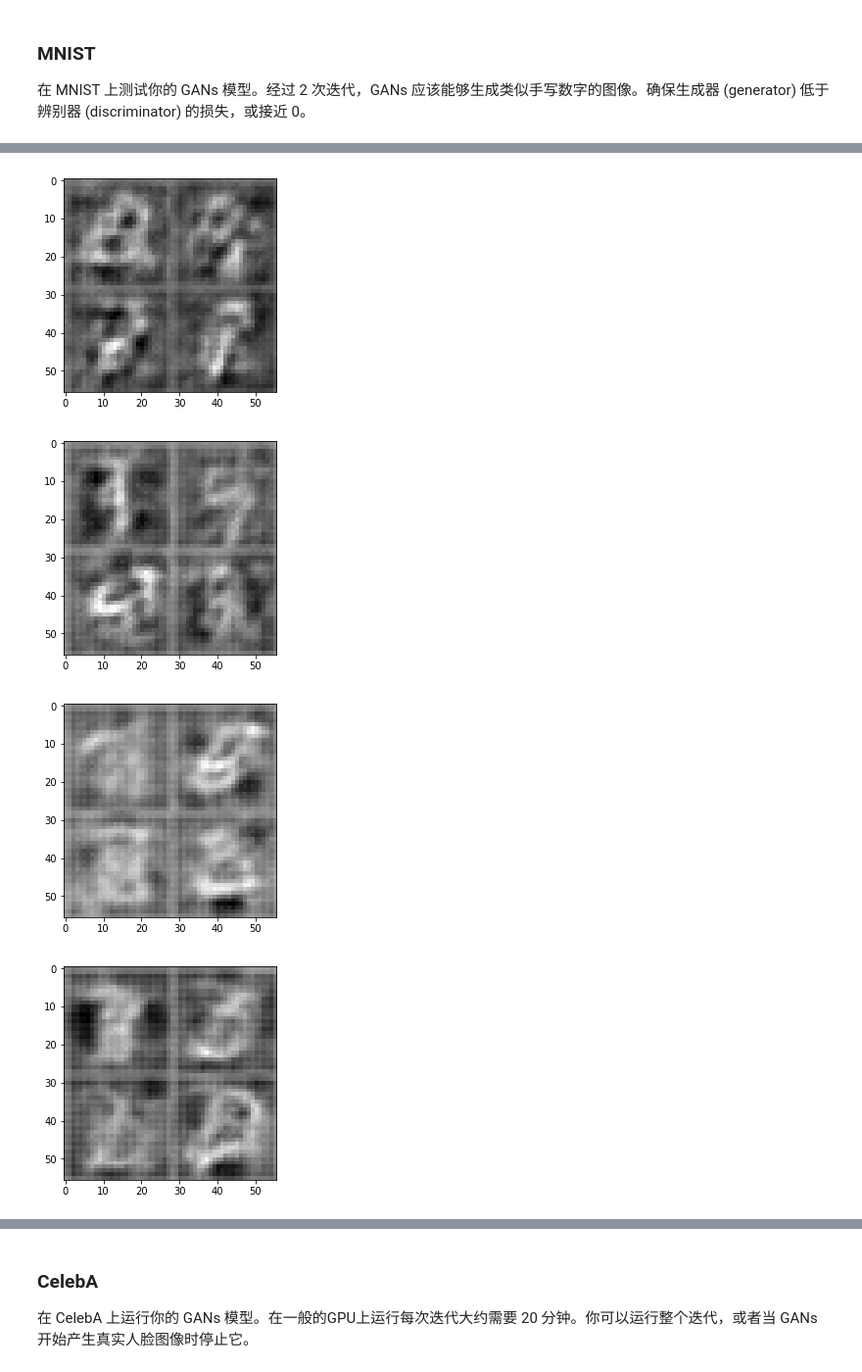
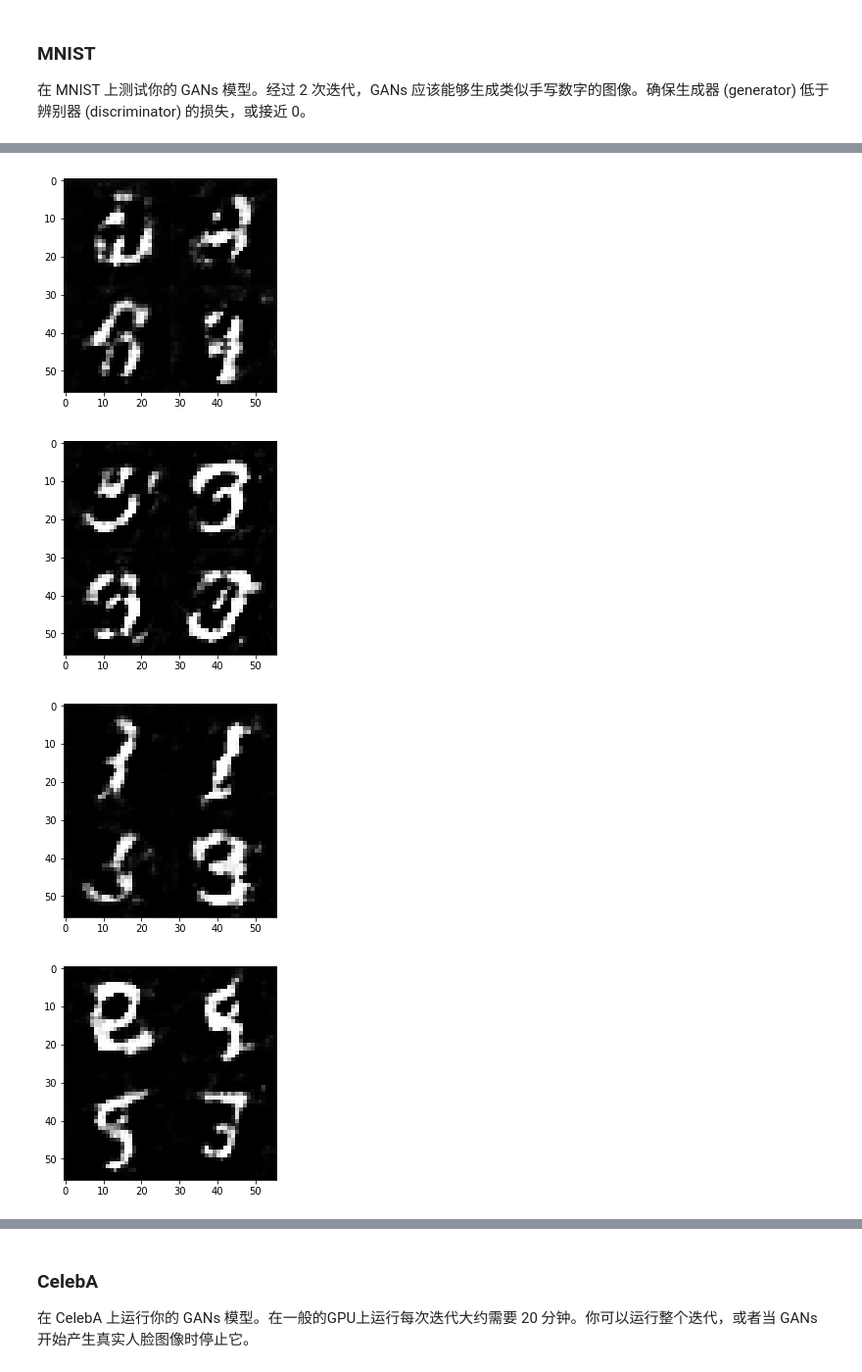
Before and after one commit to SongQingChe/Udacity_DLterm2_P4, a Jupyter notebook: dlnd_face_generation.ipynb, the cells around one changed output, grey strips where cells are left out. Shown at 98% size. Cells and saved outputs as stored; diff of their text form; code cells hidden in the pictures.

```diff
--- a/dlnd_face_generation.ipynb
+++ b/dlnd_face_generation.ipynb
@@ -275,8 +275,9 @@ def model_opt(d_loss, g_loss, learning_rate, beta1):
     g_vars = [var for var in t_vars if var.name.startswith('generator')]
     d_vars = [var for var in t_vars if var.name.startswith('discriminator')]
 
-    d_train_opt = tf.train.AdamOptimizer(learning_rate=learning_rate, beta1=beta1).minimize(d_loss, var_list=d_vars)
-    g_train_opt = tf.train.AdamOptimizer(learning_rate=learning_rate, beta1=beta1).minimize(g_loss, var_list=g_vars)
+    with tf.control_dependencies(tf.get_collection(tf.GraphKeys.UPDATE_OPS)):
+        d_train_opt = tf.train.AdamOptimizer(learning_rate=learning_rate, beta1=beta1).minimize(d_loss, var_list=d_vars)
+        g_train_opt = tf.train.AdamOptimizer(learning_rate=learning_rate, beta1=beta1).minimize(g_loss, var_list=g_vars)
     return d_train_opt, g_train_opt
 
 
@@ -375,7 +376,7 @@ def train(epoch_count, batch_size, z_dim, learning_rate, beta1, get_batches, dat
 ### MNIST
 在 MNIST 上测试你的 GANs 模型。经过 2 次迭代，GANs 应该能够生成类似手写数字的图像。确保生成器 (generator) 低于辨别器 (discriminator) 的损失，或接近 0。
 # %%
-batch_size = 128
+batch_size = 64
 z_dim = 100
 learning_rate = 0.0002
 beta1 = 0.3
@@ -399,4 +399,4 @@ Epoch1/2... Discriminator loss:1.3934... Generator loss:0.6943
-[figure, old version]
+[figure, new version]
-[figure, old version]
+[figure, new version]
-[figure, old version]
+[figure, new version]
-[figure, old version]
+[figure, new version]
```
Also changed, not shown: parts of 2 cells of this notebook, 2 other files.
